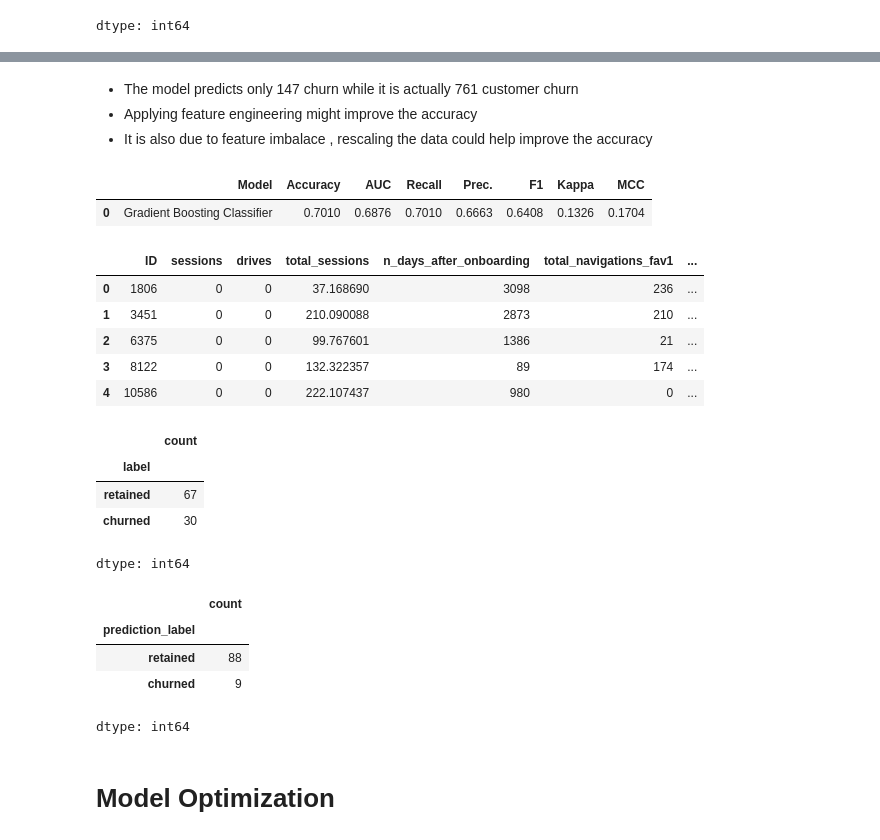
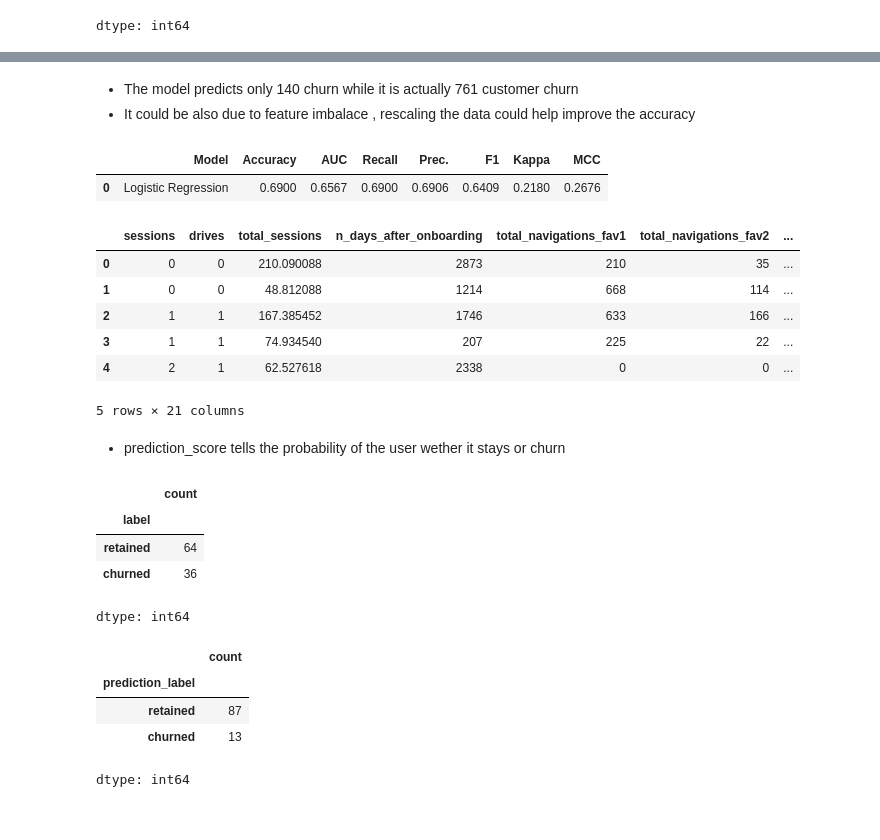
Before and after one commit to Hareg2024/User-churn, a Jupyter notebook: waze.ipynb, the cells around one changed output, grey strips where cells are left out. Saved outputs shown, nothing was run; the diff lists cells and outputs as text; code cells hidden in the pictures.

```diff
--- a/waze.ipynb
+++ b/waze.ipynb
@@ -177,11 +200,12 @@ for column in ['sessions', 'drives', 'total_sessions',
 # the second table is a view table and cannot be directly converted to dataframe , we are gonna query the view table
 sql = """
 SELECT *
-FROM `userchurn-431116.wazedata.testdata`
+FROM `userchurn-431116.wazedata.test`
 """
 
 query_job = client.query(sql)
 results = query_job.result()  # Waits for the query to finish
 df_test = results.to_dataframe()
-df_test.head()
+df_test.drop(['prediction_label','prediction_score'], axis=1, inplace=True)
+df_test
 # %% [output]
@@ -309,6 +341,6 @@ LogisticRegression(C=1.0, class_weight=None, dual=False, fit_intercept=True,
 # %%
 # use the best model
-gbst = create_model('gbc')
+lr = create_model('lr')
 # %% [output]
 [interactive output not drawn]
 |  | Accuracy | AUC | Recall | Prec. | F1 | Kappa | MCC |
@@ -395,22 +429,24 @@ churned.value_counts()
 dtype: int64
 # %% [markdown]
-* The model predicts only 147 churn while it is actually 761 customer churn
-* Applying feature engineering might improve the accuracy
-* It is also due to feature imbalace , rescaling the data could help improve the accuracy
+* The model predicts only 140 churn while it is actually 761 customer churn
+* It could be also due to feature imbalace , rescaling the data could help improve the accuracy
 # %%
 # Test the model using test data
 df_test=df_test.dropna(axis=0)
-test =predict_model(gbst, data=df_test)
+test =predict_model(lr, data=df_test)
 test.head()
 # %% [output]
 |  | Model | Accuracy | AUC | Recall | Prec. | F1 | Kappa | MCC |
-| 0 | Gradient Boosting Classifier | 0.7010 | 0.6876 | 0.7010 | 0.6663 | 0.6408 | 0.1326 | 0.1704 |
+| 0 | Logistic Regression | 0.6900 | 0.6567 | 0.6900 | 0.6906 | 0.6409 | 0.2180 | 0.2676 |
-|  | ID | sessions | drives | total_sessions | n_days_after_onboarding | total_navigations_fav1 | ... |
-| 0 | 1806 | 0 | 0 | 37.168690 | 3098 | 236 | ... |
-| 1 | 3451 | 0 | 0 | 210.090088 | 2873 | 210 | ... |
-| 2 | 6375 | 0 | 0 | 99.767601 | 1386 | 21 | ... |
-| 3 | 8122 | 0 | 0 | 132.322357 | 89 | 174 | ... |
-| 4 | 10586 | 0 | 0 | 222.107437 | 980 | 0 | ... |
+|  | sessions | drives | total_sessions | n_days_after_onboarding | total_navigations_fav1 | total_navigations_fav2 | ... |
+| 0 | 0 | 0 | 210.090088 | 2873 | 210 | 35 | ... |
+| 1 | 0 | 0 | 48.812088 | 1214 | 668 | 114 | ... |
+| 2 | 1 | 1 | 167.385452 | 1746 | 633 | 166 | ... |
+| 3 | 1 | 1 | 74.934540 | 207 | 225 | 22 | ... |
+| 4 | 2 | 1 | 62.527618 | 2338 | 0 | 0 | ... |
+5 rows × 21 columns
+# %% [markdown]
+* prediction_score tells the probability of the user wether it stays or churn
 # %%
 #actual
 churned= test['label']
@@ -418,8 +454,8 @@ churned.value_counts()
 # %% [output]
 |  | count |
 | label |  |
-| retained | 67 |
-| churned | 30 |
+| retained | 64 |
+| churned | 36 |
 dtype: int64
 # %%
 # model output
@@ -428,8 +464,8 @@ churned.value_counts()
 # %% [output]
 |  | count |
 | prediction_label |  |
-| retained | 88 |
-| churned | 9 |
+| retained | 87 |
+| churned | 13 |
 dtype: int64
 # %%
 # save the current model output data to bigquery
@@ -437,2 +472,0 @@ test.to_gbq(destination_table='wazedata.testoutput', project_id='userchurn-43111
-# %% [markdown]
-# Model Optimization
```
Also changed, not shown: parts of 27 cells of this notebook.
